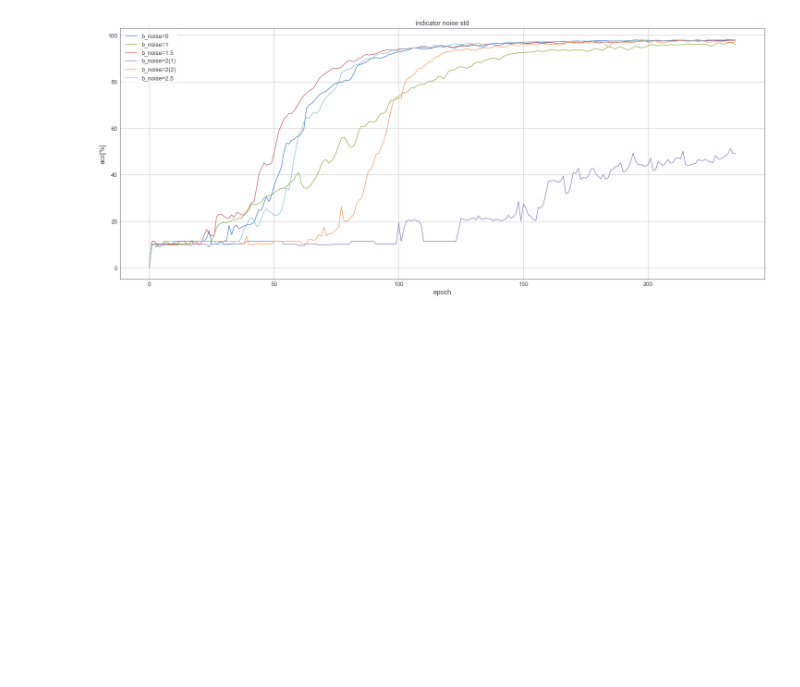
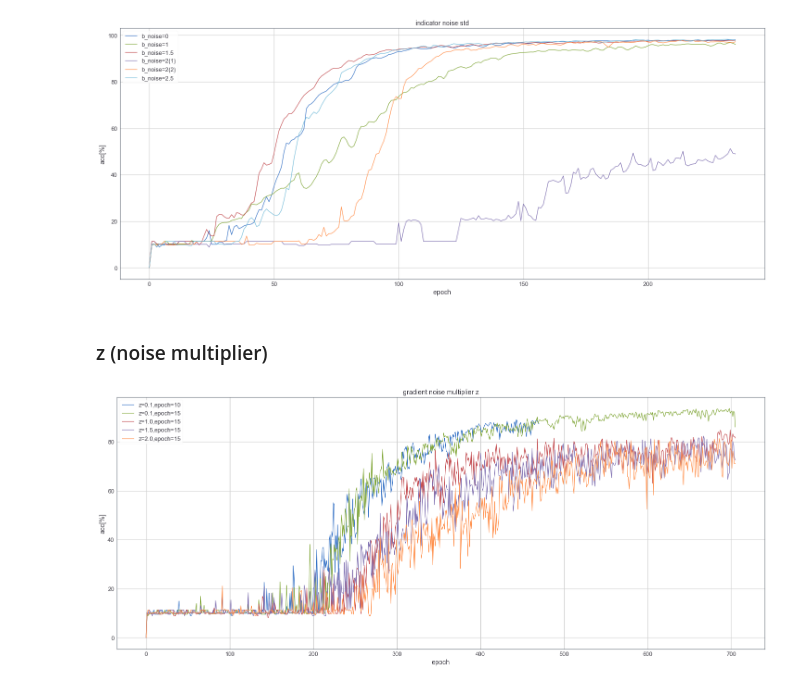
Before and after one commit to Timo9Madrid7/maliciousfl, a Jupyter notebook: myTest.ipynb, the cells around one changed output. Cells and saved outputs as stored; diff of their text form; code cells hidden in the pictures; blank space fills up the shorter version.

Commit message:
update test
- update test for z (noise multiplier)

```diff
--- a/myTest.ipynb
+++ b/myTest.ipynb
@@ -171,7 +171,7 @@ def params_plot(load_path:str, save_path=None, title=None):
 
     acc_record = []
     legends = []
-    for i in range(1,12,2):
+    for i in range(1,len(data)+1,2):
         legends.append(data.iloc[i-1].item().strip())
         temp = data.iloc[i].item()
         acc_record.append(100*np.array(list(map(float,temp.strip().split(' ')))))
@@ -207,3 +207,12 @@ params_plot('./Eva/comb_params_setting/comb_clipping_bnoise.txt',
            )
 # %% [output]
 [figure]
+# %% [markdown]
+### z (noise multiplier)
+# %%
+params_plot('./Eva/comb_params_setting/comb_noising_z.txt',
+            './Eva/comb_params_setting/images/noising_z.png',
+            'gradient noise multiplier z'
+           )
+# %% [output]
+[figure, added]
```
Also changed, not shown: 3 other files.
